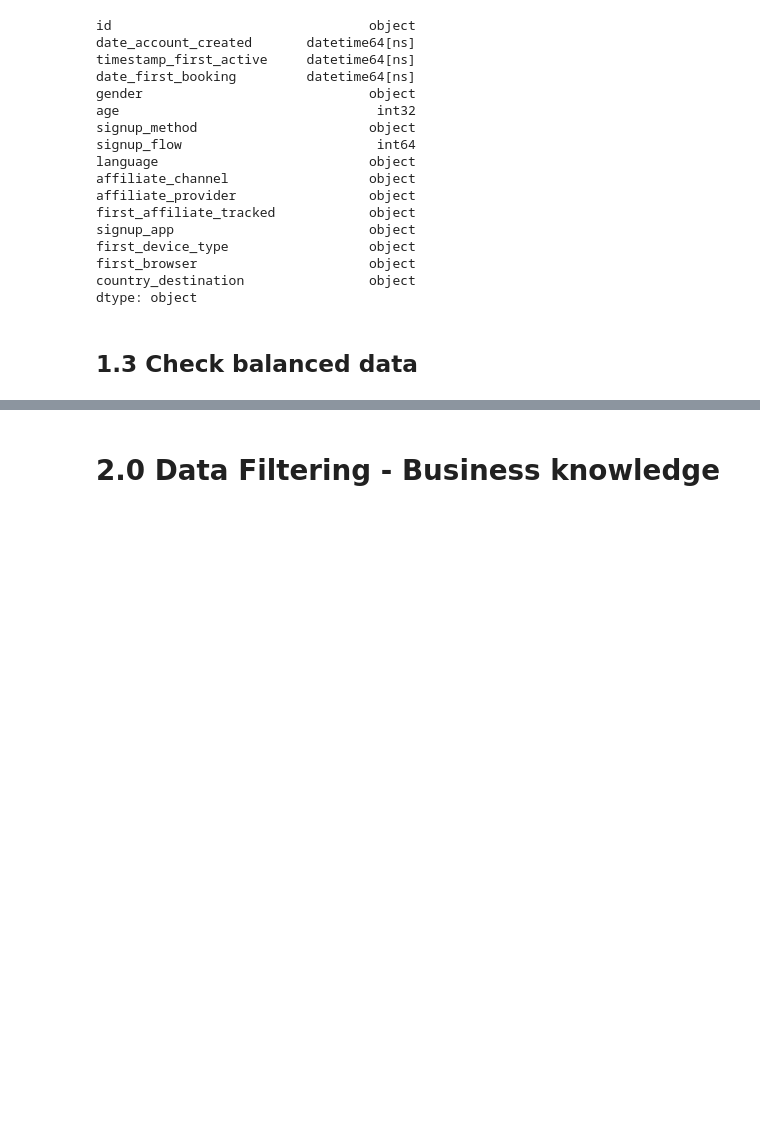
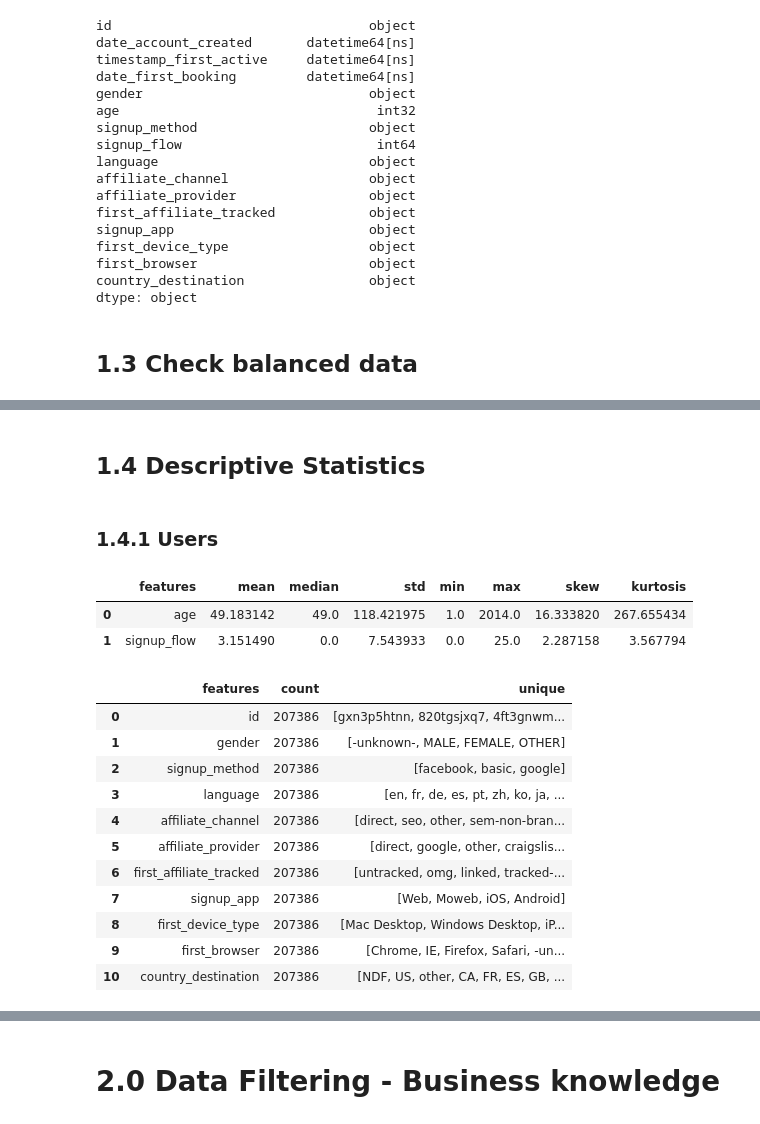
Before and after one commit to marcosbertochi/airbnbpredictfirstbooking, a Jupyter notebook: airbnb-predict-1st-booking-v2.ipynb, the cells around one changed output, grey strips where cells are left out. Drawn from its saved outputs; the diff is of its cells as text; code cells hidden in the pictures; blank space fills up the shorter version.

```diff
--- a/airbnb-predict-1st-booking-v2.ipynb
+++ b/airbnb-predict-1st-booking-v2.ipynb
@@ -221 +307,32 @@ PT       0.002318
 Name: country_destination, dtype: float64
+# %% [markdown]
+## 1.4 Descriptive Statistics
+# %% [markdown]
+### 1.4.1 Users
+# %%
+num_att_users= df1.select_dtypes(include=['int32','int64','float64'])
+
+cat_att_users = df1.select_dtypes(exclude=['int32','int64','float64','datetime64[ns]'])
+
+time_att_users = df1.select_dtypes(include=['datetime64[ns]'])
+# %%
+num_att_users.agg(["mean","median","std","min","max","skew","kurtosis"]).T.reset_index().rename(columns= {'index' : 'features'})
+# %% [output]
+|  | features | mean | median | std | min | max | skew | kurtosis |
+| 0 | age | 49.183142 | 49.0 | 118.421975 | 1.0 | 2014.0 | 16.333820 | 267.655434 |
+| 1 | signup_flow | 3.151490 | 0.0 | 7.543933 | 0.0 | 25.0 | 2.287158 | 3.567794 |
+# %%
+cat_att_users.agg(['count','unique']).T.reset_index().rename(columns= {'index' : 'features'})
+# %% [output]
+|  | features | count | unique |
+| 0 | id | 207386 | [gxn3p5htnn, 820tgsjxq7, 4ft3gnwm... |
+| 1 | gender | 207386 | [-unknown-, MALE, FEMALE, OTHER] |
+| 2 | signup_method | 207386 | [facebook, basic, google] |
+| 3 | language | 207386 | [en, fr, de, es, pt, zh, ko, ja, ... |
+| 4 | affiliate_channel | 207386 | [direct, seo, other, sem-non-bran... |
+| 5 | affiliate_provider | 207386 | [direct, google, other, craigslis... |
+| 6 | first_affiliate_tracked | 207386 | [untracked, omg, linked, tracked-... |
+| 7 | signup_app | 207386 | [Web, Moweb, iOS, Android] |
+| 8 | first_device_type | 207386 | [Mac Desktop, Windows Desktop, iP... |
+| 9 | first_browser | 207386 | [Chrome, IE, Firefox, Safari, -un... |
+| 10 | country_destination | 207386 | [NDF, US, other, CA, FR, ES, GB, ... |
```
Also changed, not shown: parts of 27 cells of this notebook.
